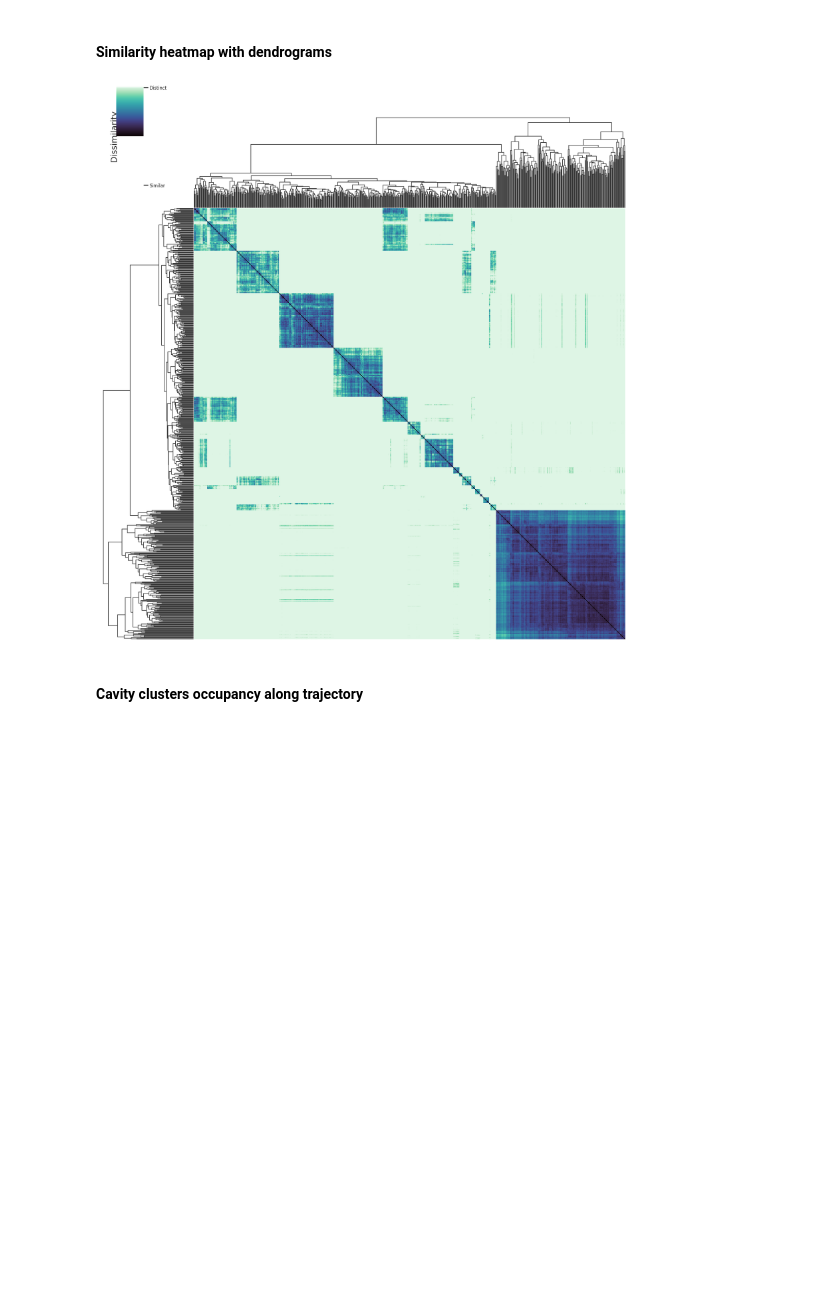
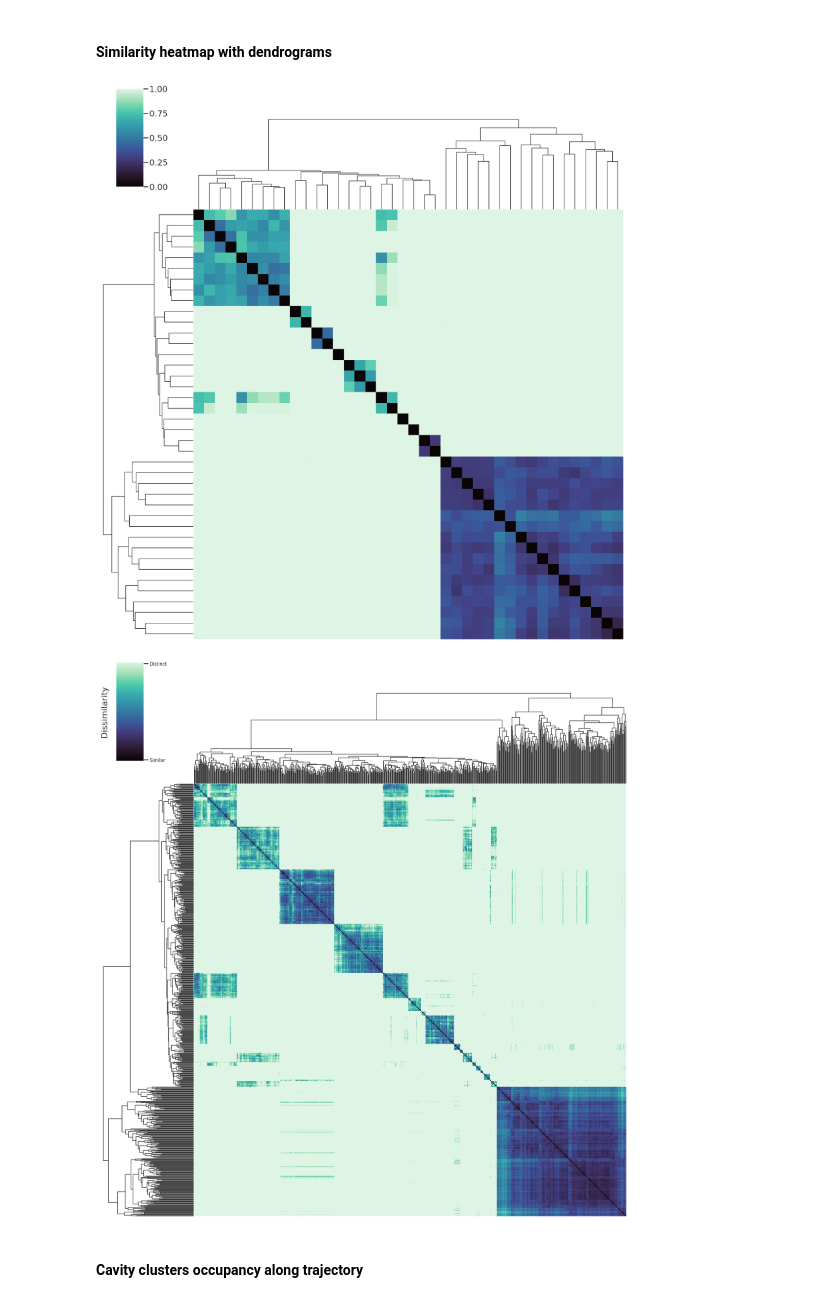
Before and after one commit to jvsguerra/IV-CEC, a Jupyter notebook: SPDE-analysis.ipynb, the cells around one changed output. Drawn from its saved outputs; the diff is of its cells as text; code cells hidden in the pictures; blank space fills up the shorter version.

```diff
--- a/SPDE-analysis.ipynb
+++ b/SPDE-analysis.ipynb
@@ -155,6 +159,43 @@ for i, cav in enumerate(cavities):
     )
 # %% [markdown]
 #### Similarity heatmap with dendrograms
+# %%
+X = cavities[0:40]
+
+D = squareform(pdist(X, metric="correlation"))
+
+Z = linkage(pdist(X), method="complete")
+
+sns.set_theme(context="poster", style="white")
+
+g = sns.clustermap(
+    D,
+    row_linkage=Z,
+    col_linkage=Z,
+    cmap="mako",
+    figsize=(20, 20),
+    xticklabels=False,
+    yticklabels=False,
+    tree_kws={"linewidths": 1.5},
+    dendrogram_ratio=(0.18, 0.18),
+    cbar_pos=(0.05, 0.85, 0.05, 0.18),
+)
+
+# Colorbar
+cbar = g.ax_heatmap.collections[0].colorbar
+# cbar.set_ticks([0.01, 0.99])
+
+# Transparent background
+g.fig.patch.set_alpha(0)
+
+plt.savefig(
+    "results/spde/example-clustermap.png",
+    dpi=600,
+    bbox_inches="tight",
+    transparent=True,
+)
+# %% [output]
+[figure, added]
 # %%
 X = cavities
 
@@ -179,12 +220,12 @@ g = sns.clustermap(
 
 # Colorbar
 cbar = g.ax_heatmap.collections[0].colorbar
-cbar.set_ticks([-0.99, 0.99])
+cbar.set_ticks([0.01, 0.99])
 cbar.set_ticklabels(["Similar", "Distinct"], size=12)
 cbar.set_label(
     "Dissimilarity",
     fontsize=22,
-    labelpad=-150,
+    labelpad=-175,
 )
 
 # Transparent background
@@ -197,7 +238,7 @@ plt.savefig(
     transparent=True,
 )
 # %% [output]
-[figure, old version]
+[figure, new version]
 # %% [markdown]
 #### Cavity clusters occupancy along trajectory
 # %% [markdown]
```
Also changed, not shown: parts of 9 cells of this notebook.
